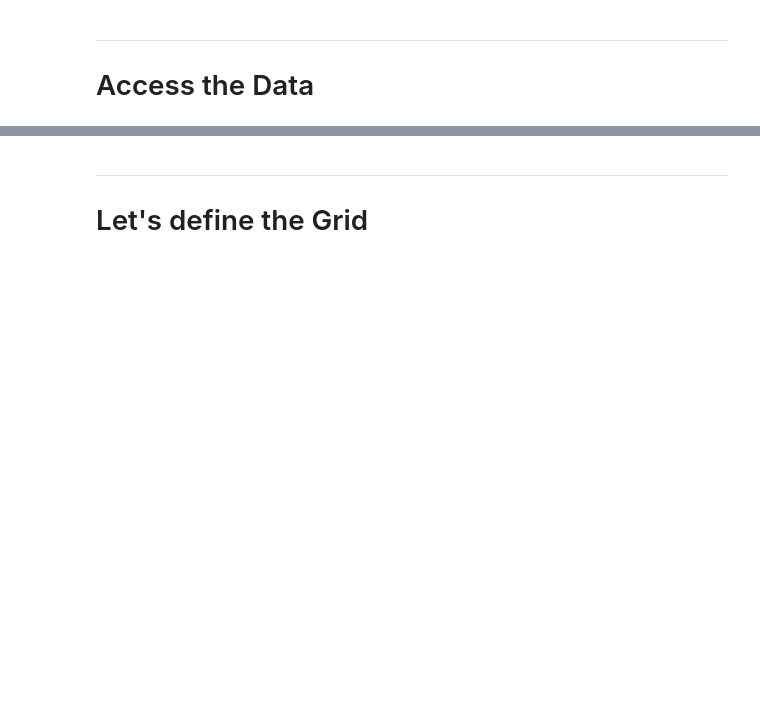
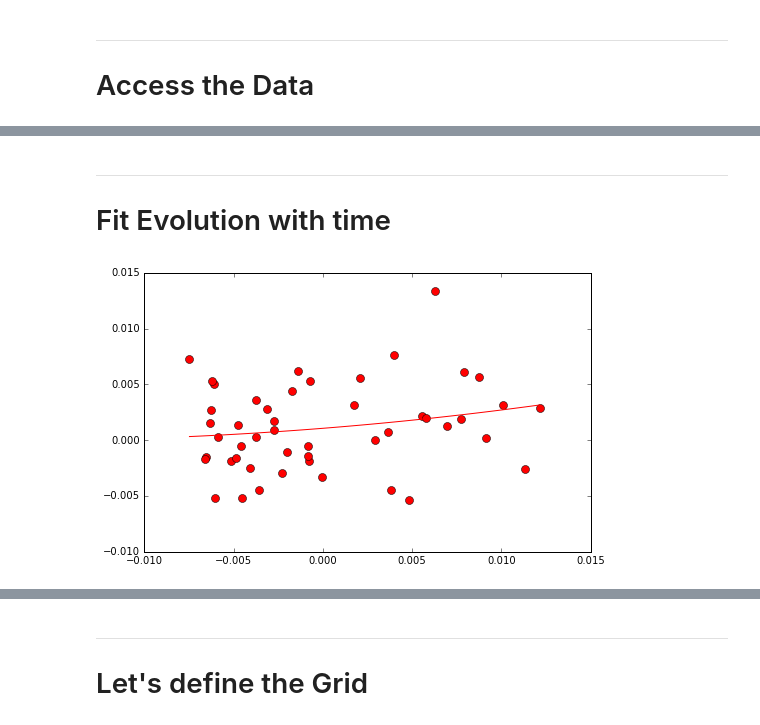
Before and after one commit to MickaelRigault/pyflat, a Jupyter notebook: notebooks/Read_Catalogues.ipynb, the cells around one changed output, grey strips where cells are left out. Drawn from its saved outputs; the diff is of its cells as text; code cells hidden in the pictures; blank space fills up the shorter version.

```diff
--- a/notebooks/Read_Catalogues.ipynb
+++ b/notebooks/Read_Catalogues.ipynb
@@ -75,0 +139,7 @@ _ = [shape.draw_polygon(ax, p, fc=mpl.cm.bone(0.5,0.1), ec="0.5") for p in mpoly
+# %% [markdown]
+***
+# Fit Evolution with time
+# %%
+nodept_mag2 = analysis.get_correction(np.nanmean(airmass.T, axis=0), np.nanmean(delta_mag_corr.T,axis=0), show=True, color="r")
+# %% [output]
+[figure, added]
```
Also changed, not shown: parts of 62 cells of this notebook, 1 other file.
